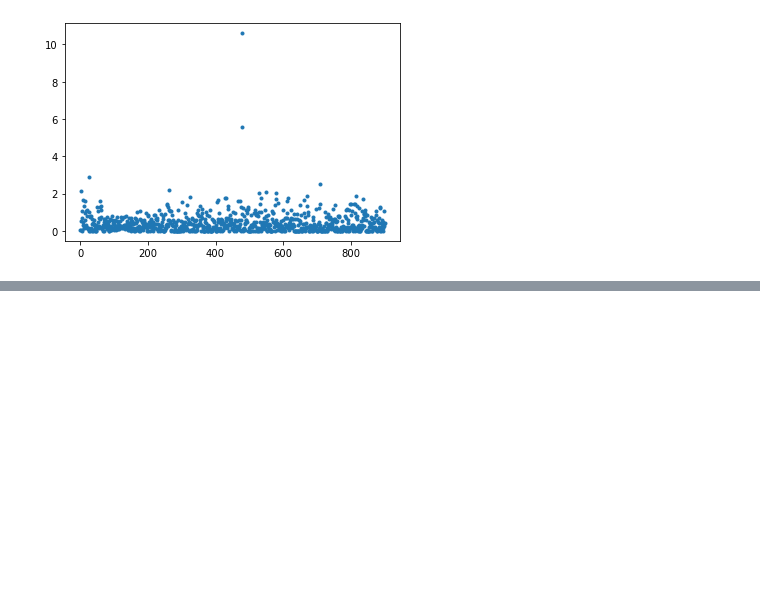
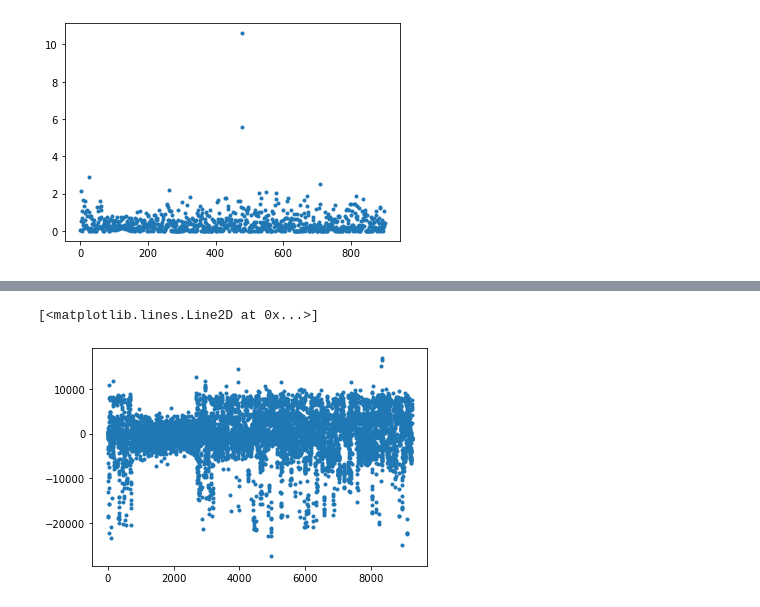
Before and after one commit to marcoguerra192/ProteinClassifier2025, a Jupyter notebook: FeatureEngineering.ipynb, the cells around one changed output, grey strips where cells are left out. Cells and saved outputs as stored; diff of their text form; code cells hidden in the pictures; blank space fills up the shorter version.

```diff
--- a/FeatureEngineering.ipynb
+++ b/FeatureEngineering.ipynb
@@ -182,3 +212,8 @@ plt.plot( labels, data[:,9], '.')
+# %%
+plt.plot( data[:,7], '.')
+# %% [output]
+[<matplotlib.lines.Line2D at 0x...>]
+[figure, added]
 # %%
 StrShSp = StratifiedShuffleSplit(n_splits=1, train_size=0.8, random_state=None)
 
```
Also changed, not shown: parts of 17 cells of this notebook, 1 other file.
